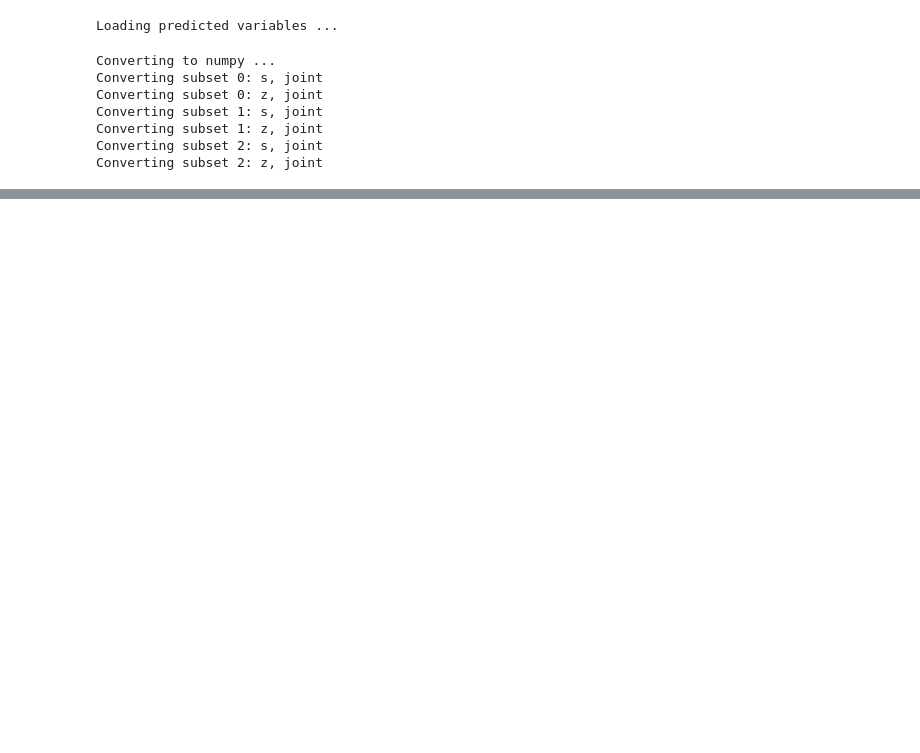
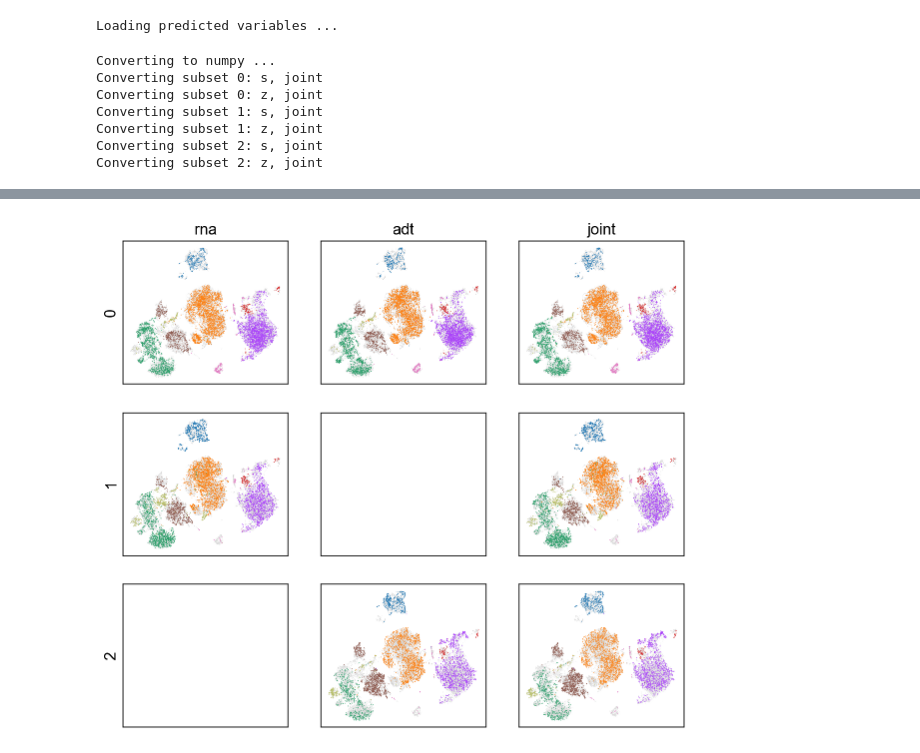
Before and after one commit to labomics/midas, a Jupyter notebook: docs/source/notebooks/tutorial_1.ipynb, the cells around one changed output, grey strips where cells are left out. Saved outputs shown, nothing was run; the diff lists cells and outputs as text; code cells hidden in the pictures; blank space fills up the shorter version.

```diff
--- a/docs/source/notebooks/tutorial_1.ipynb
+++ b/docs/source/notebooks/tutorial_1.ipynb
@@ -122,0 +135,2 @@ sc.pl.umap(adata2, color=['batch', 'label'], wspace=0.2, title=["var u (batch)",
+# %%
+modality_emb = model.read_preds(joint_latent=True, mod_latent=True)
@@ -122,0 +156,6 @@ sc.pl.umap(adata2, color=['batch', 'label'], wspace=0.2, title=["var u (batch)",
+# %%
+label.columns = ["x", "s"]
+label["s"] = modality_emb["s"]["joint"]
+utils.viz_mod_latent(modality_emb, label, legend=False)
+# %% [output]
+[figure, added]
```
Also changed, not shown: parts of 10 cells of this notebook.
